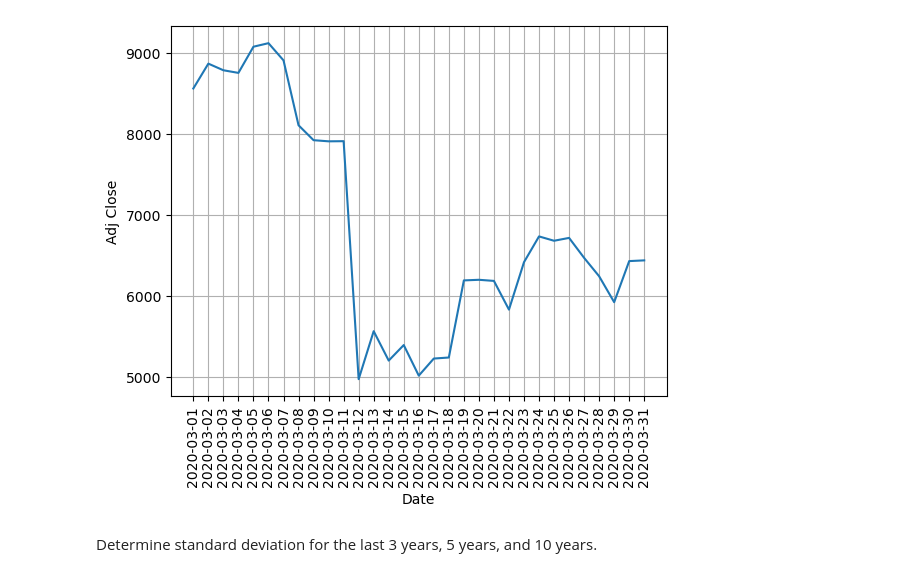
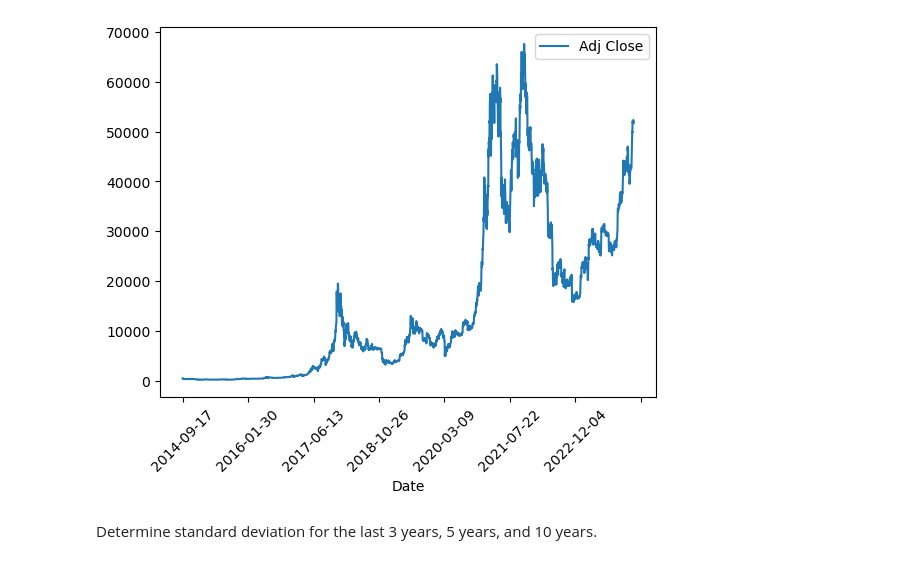
Before and after one commit to rushichokshi/Investment-Analysis, a Jupyter notebook: notebooks/bitcoin.ipynb, the cells around one changed output. Cells and saved outputs as stored; diff of their text form; code cells hidden in the pictures.

```diff
--- a/notebooks/bitcoin.ipynb
+++ b/notebooks/bitcoin.ipynb
@@ -13,7 +9,2 @@ bitcoin_monthly = pd.read_csv('../data/bitcoin_monthly.csv')
-# %%
-sns.lineplot(x=bitcoin[bitcoin['Date']>='2020-03-01'][bitcoin['Date']<='2020-03-31']['Date'],y=bitcoin[bitcoin['Date']>='2020-03-01'][bitcoin['Date']<='2020-03-31']['Adj Close'])
-plt.grid(True)
-plt.xticks(rotation=90)
-plt.show()
-# %% [output]
-[figure, removed]
+# %%
+bitcoin = bitcoin.drop(columns=['Open','High','Low','Adj Close','Volume'],axis=1)
@@ -19,0 +13,6 @@ plt.show()
+# %%
+bitcoin.plot(x="Date",y="Adj Close",kind="line")
+plt.xticks(rotation=45)
+plt.show()
+# %% [output]
+[figure, added]
```
Also changed, not shown: parts of 14 cells of this notebook, 2 other files.
